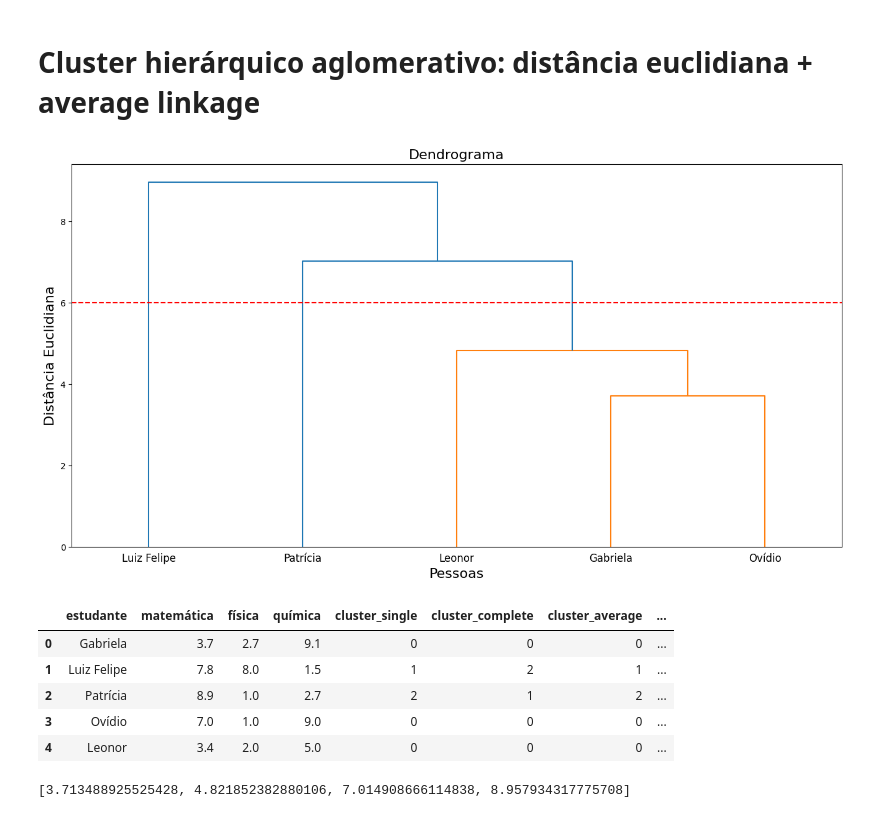
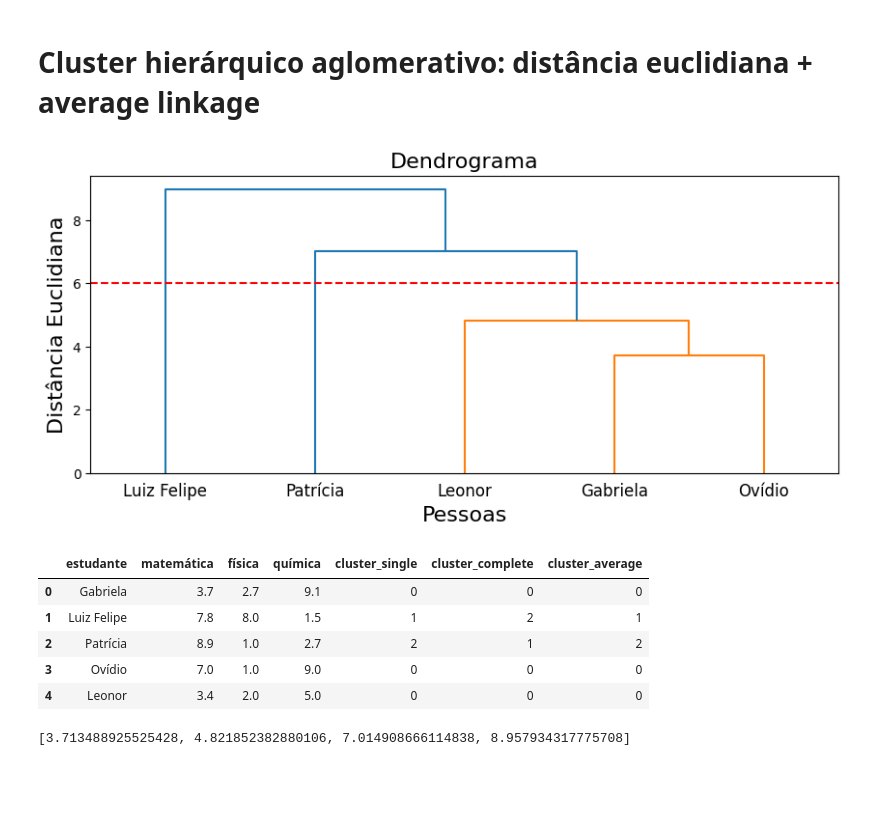
Before and after one commit to filipecarbonera/MBA_USP_Data_Science_Analytics, a Jupyter notebook: Clustering/script_vestibular.ipynb, the cells around one changed output. Cells and saved outputs as stored; diff of their text form; code cells hidden in the pictures; blank space fills up the shorter version.

```diff
--- a/Clustering/script_vestibular.ipynb
+++ b/Clustering/script_vestibular.ipynb
@@ -36,7 +36,7 @@ import plotly.io as pio
 # %%
 # Importando o banco de dados.
 
-url = 'https://github.com/filipecarbonera/MBA_USP_Data_Science_Analytics/raw/main/Clustering/vestibular.xlsx'
+url = 'https://github.com/filipecarbonera/MBA_USP_Data_Science_Analytics/raw/main/Clustering/dados/vestibular.xlsx'
 # Fonte: Fávero & Belfiore (2024, Capítulo 9)
 
 dados_vest = pd.read_excel(url)
@@ -198,16 +198,16 @@ coef_complete
 # Cluster hierárquico aglomerativo: distância euclidiana + average linkage
 # %%
 # Gerando o dendrograma.
-plt.figure(figsize=(16,8))
+plt.figure(figsize=(10,4))
 dend_avg = sch.linkage(vest, method = 'average', metric = 'euclidean')
 dendrogram_a = sch.dendrogram(dend_avg, color_threshold = 6, labels = list(dados_vest.estudante))
 plt.title('Dendrograma', fontsize=16)
 plt.xlabel('Pessoas', fontsize=16)
 plt.ylabel('Distância Euclidiana', fontsize=16)
 plt.axhline(y = 6, color = 'red', linestyle = '--')
 plt.show()
 # %% [output]
-[figure, old version]
+[figure, new version]
 # %%
 # Gerando a variável com a indicação do cluster no dataset.
 cluster_avg = AgglomerativeClustering(n_clusters = 3, metric = 'euclidean', linkage = 'average')
@@ -217,12 +217,12 @@ dados_vest['cluster_average'] = dados_vest['cluster_average'].astype('category')
 
 dados_vest
 # %% [output]
-|  | estudante | matemática | física | química | cluster_single | cluster_complete | cluster_average | ... |
-| 0 | Gabriela | 3.7 | 2.7 | 9.1 | 0 | 0 | 0 | ... |
-| 1 | Luiz Felipe | 7.8 | 8.0 | 1.5 | 1 | 2 | 1 | ... |
-| 2 | Patrícia | 8.9 | 1.0 | 2.7 | 2 | 1 | 2 | ... |
-| 3 | Ovídio | 7.0 | 1.0 | 9.0 | 0 | 0 | 0 | ... |
-| 4 | Leonor | 3.4 | 2.0 | 5.0 | 0 | 0 | 0 | ... |
+|  | estudante | matemática | física | química | cluster_single | cluster_complete | cluster_average |
+| 0 | Gabriela | 3.7 | 2.7 | 9.1 | 0 | 0 | 0 |
+| 1 | Luiz Felipe | 7.8 | 8.0 | 1.5 | 1 | 2 | 1 |
+| 2 | Patrícia | 8.9 | 1.0 | 2.7 | 2 | 1 | 2 |
+| 3 | Ovídio | 7.0 | 1.0 | 9.0 | 0 | 0 | 0 |
+| 4 | Leonor | 3.4 | 2.0 | 5.0 | 0 | 0 | 0 |
 # %%
 # Coeficientes do esquema hierárquico de aglomeração (average)
 coef_avg = [y[1] for y in dendrogram_a['dcoord']]
```
Also changed, not shown: parts of 7 cells of this notebook.
